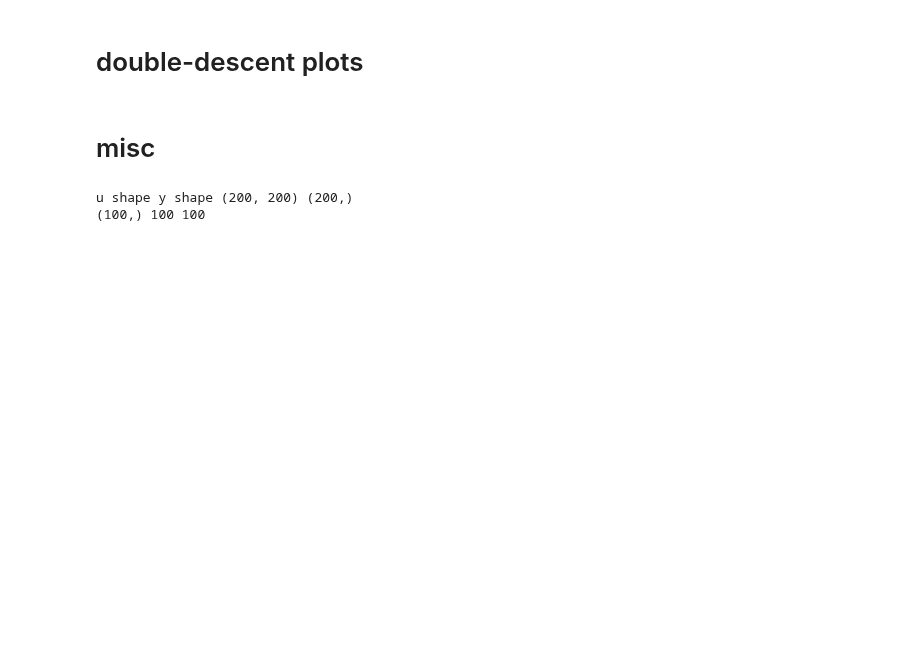
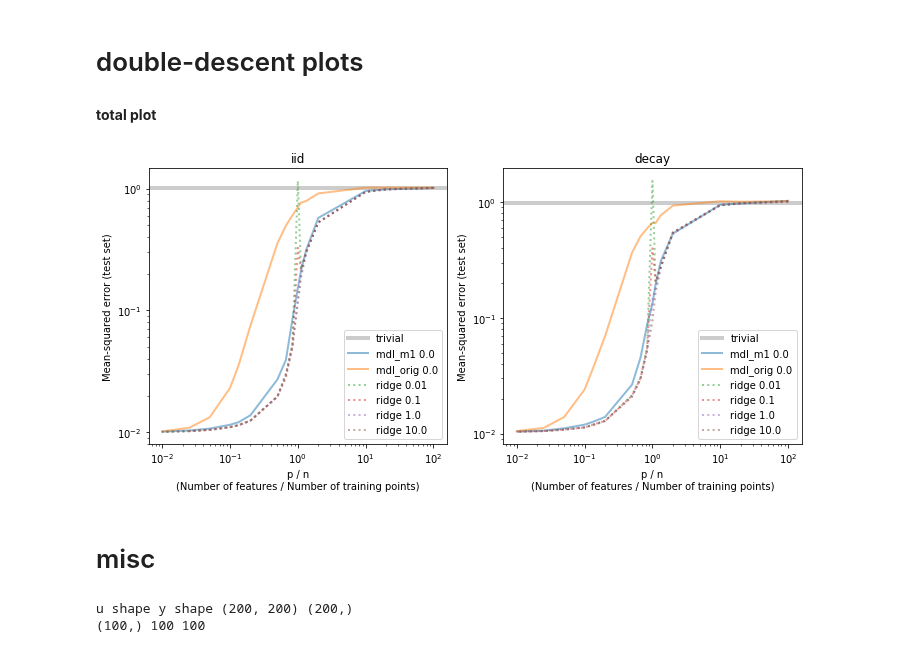
Before and after one commit to csinva/dnn-experiments, a Jupyter notebook: linear_experiments/analyze_mdl.ipynb, the cells around one changed output. Saved outputs shown, nothing was run; the diff lists cells and outputs as text; code cells hidden in the pictures; blank space fills up the shorter version.

Commit message:
add cv ridge

```diff
--- a/linear_experiments/analyze_mdl.ipynb
+++ b/linear_experiments/analyze_mdl.ipynb
@@ -203,6 +197,56 @@ for folder in folders:
     plt.savefig(oj(save_dir, s + '.pdf'))
     plt.show()
     plt.close()
+# %% [markdown]
+**total plot**
+# %%
+plot_all = False
+plt.figure(figsize=(C * SIZE, R * SIZE))
+R, C = 1, 2
+for i, folder in enumerate(['iid', 'decay']):
+    plt.subplot(R, C, i + 1)
+    out_dir = oj(parent_dir, folder)
+    df = pd.read_pickle(oj(out_dir, 'processed.pkl'))
+
+    SIZE = 5
+
+    plt.axhline(df.mse_zero.values[0], lw=4, color='gray', alpha=0.4, label='trivial')
+    for name, curve in tqdm(df.iterrows()):
+    #     print(name, curve)
+        model_type = name[3]
+        reg_param = name[4]
+        l = str(model_type) + ' ' + str(reg_param)
+        if model_type == 'ols':
+            ls = '--'
+        elif model_type == 'ridge':
+            ls = ':'
+        elif model_type == 'linear_sta':
+            ls = '-.'
+        elif model_type == 'lasso':
+            ls = ':'
+        elif 'mdl' in model_type:
+            ls = '-'
+
+        if not model_type == 'linear_sta':
+
+
+            kwargs = {'label': l, 'alpha': 0.5, 'lw': 2, 'linestyle': ls}
+
+        #     plt.plot(curve.ratio, curve.mse_test,
+            plt.plot(curve.ratio, curve.mse_test, **kwargs) #np.square(curve.bias) + curve['var'], **kwargs)
+            plt.ylabel('Mean-squared error (test set)')
+            plt.xlabel('p / n\n(Number of features / Number of training points)')
+    plt.xscale('log')
+    plt.yscale('log')
+
+    #     s = f'{model_type}_{dset}_{dset_name}+p={num_features}+lambda={reg_param}+noise_mult={noise_mult}'
+    plt.legend()
+
+    plt.title(folder)
+plt.tight_layout()
+plt.show()
+# %% [output]
+[figure, added]
 # %% [markdown]
 # misc
 # %%
```
Also changed, not shown: parts of 5 cells of this notebook, 6 other files.
